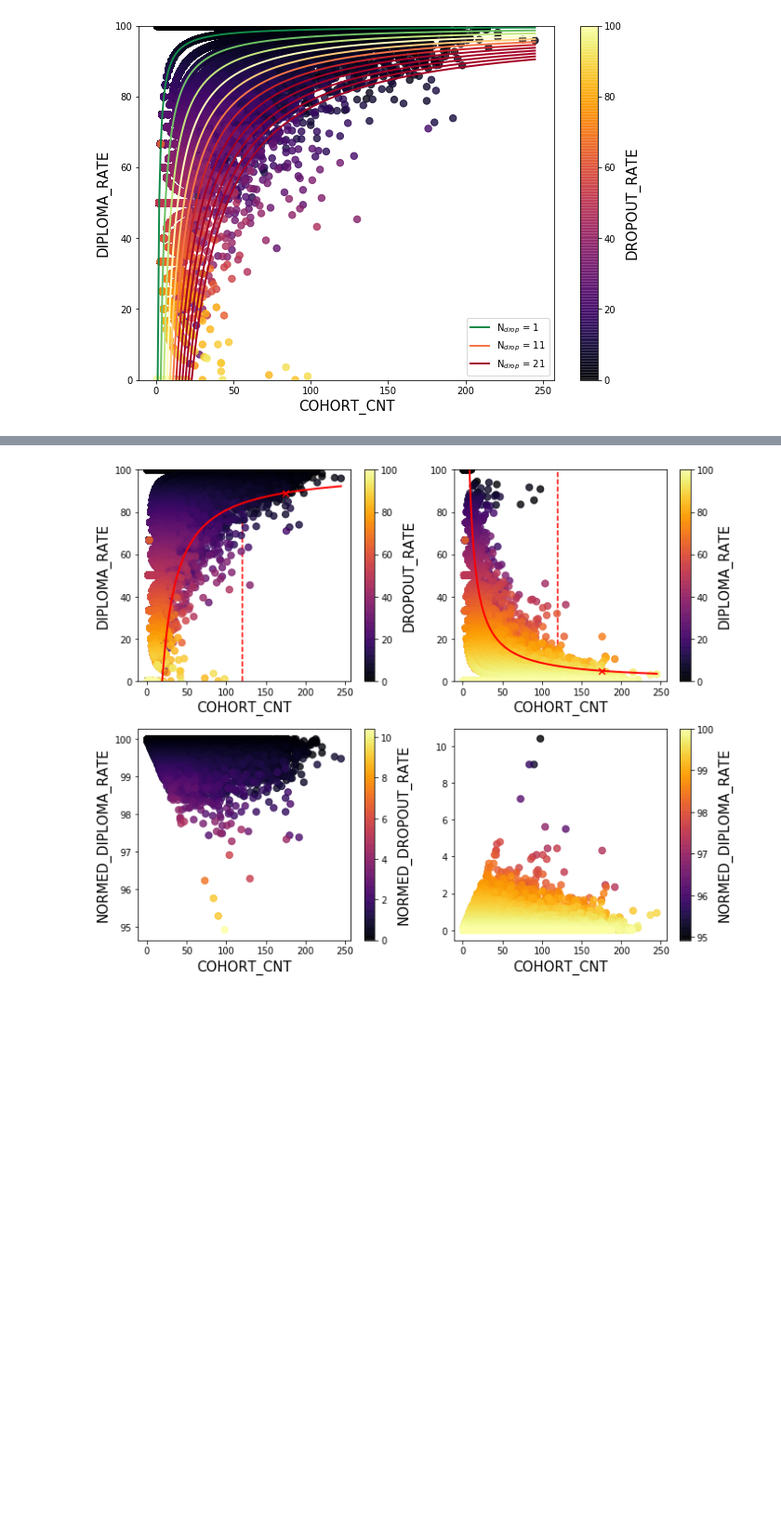
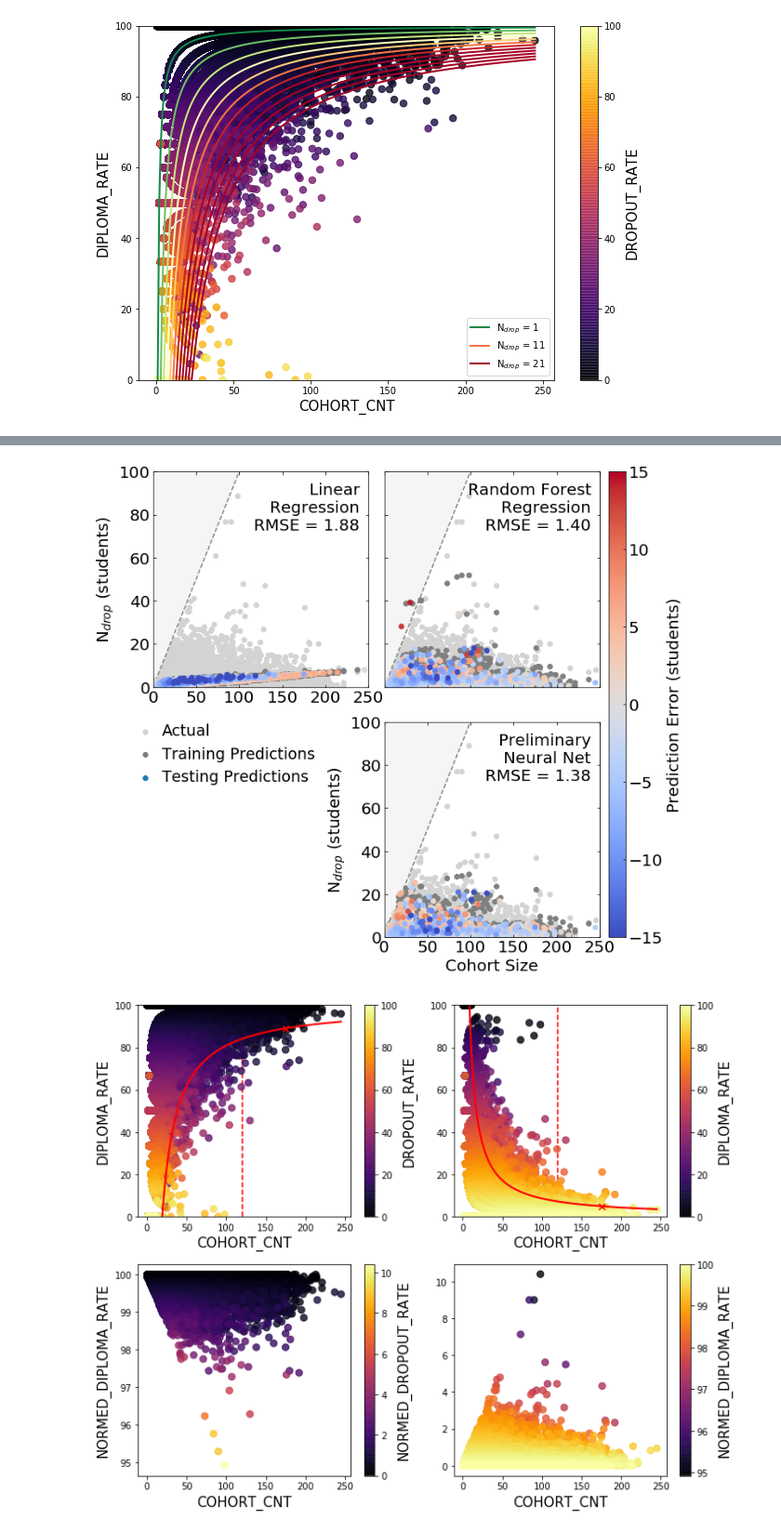
Before and after one commit to andytaylor823/CS-4774-Final-Project, a Jupyter notebook: Sandbox.ipynb, the cells around one changed output, grey strips where cells are left out. Shown at 93% size. Drawn from its saved outputs; the diff is of its cells as text; code cells hidden in the pictures; blank space fills up the shorter version.

Commit message:
Cleaning up after checkpoint.

```diff
--- a/Sandbox.ipynb
+++ b/Sandbox.ipynb
@@ -200,3 +203,55 @@ fig.savefig('figures/small_number_stats.png',dpi=450)
+# %%
+#Make a pretty plot for checkpoint.
+
+plt.rcParams.update({
+                     'xtick.direction':'in',
+                     'xtick.top':True,
+                     'xtick.bottom':True,
+                     'ytick.direction':'in',
+                     'ytick.right':True,
+                     'ytick.left':True,
+})
+
+X_train,X_test,y_train,y_test,pipeline = load_transform_split(target='DROPOUT_N',
+                                                              expand=False,
+                                                              clean=True,
+                                                              split=0.2,
+                                                              return_pipeline=True,
+                                                              fmt='numpy',
+                                                              random_state=42)
+
+y_train = y_train.flatten()
+y_test  = y_test.flatten()
+
+rfr = load('saved_models/best_RandomForestRegressor_DROPOUT_N.joblib')
+lin = LinearRegression()
+ann = keras.models.load_model("saved_models/better_neural_net.h5")
+
+fig = plt.figure(figsize=(10,10))
+ax1 = fig.add_axes([0.093,0.55,0.37,0.37])
+ax2 = fig.add_axes([0.49,0.55,0.37,0.37])
+#ax3 = fig.add_axes([0.093,0.12,0.37,0.37])
+ax4 = fig.add_axes([0.49,0.12,0.37,0.37])
+cax = fig.add_axes([0.875,0.12,0.03,0.8])
+
+plot_performance(lin,'Linear\nRegression',X_train,X_test,y_train,y_test,
+                 refit=True,ax=ax1,colorbar=False,legend=False)
+plot_performance(rfr,'Random Forest\nRegression',X_train,X_test,y_train,y_test,
+                 ax=ax2,colorbar=False,legend=False)
+plot_performance(ann,'Preliminary\nNeural Net',X_train,X_test,y_train,y_test,
+                 ax=ax4,colorbar=True,cax=cax,legend=False)
+
+ax1.set_xlabel('')
+ax2.set_xlabel('')
+ax2.set_xticklabels([])
+ax2.set_ylabel('')
+ax2.set_yticklabels([])
+ax4.legend(loc = 'center',frameon=False,bbox_to_anchor=(-.75,0.85),fontsize=19,handletextpad=0.1)
+
+plt.tight_layout()
+fig.savefig('figures/all_summary.png',dpi=450)
+# %% [output]
+[figure, added]
 # %%
 def normalize_rates(df,count_thresh=150,p=50):
     use = df['COHORT_CNT']>count_thresh
```
Also changed, not shown: parts of 2 cells of this notebook, 12 other files.
